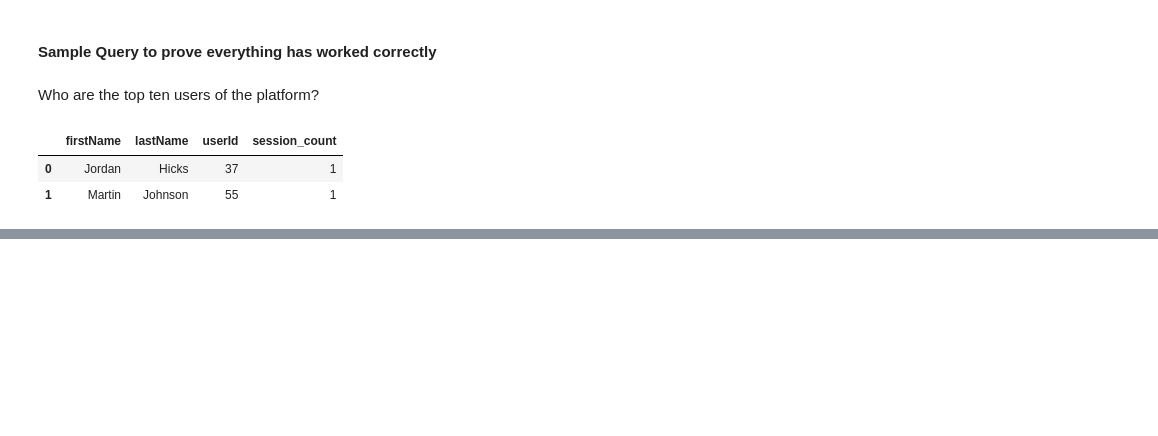
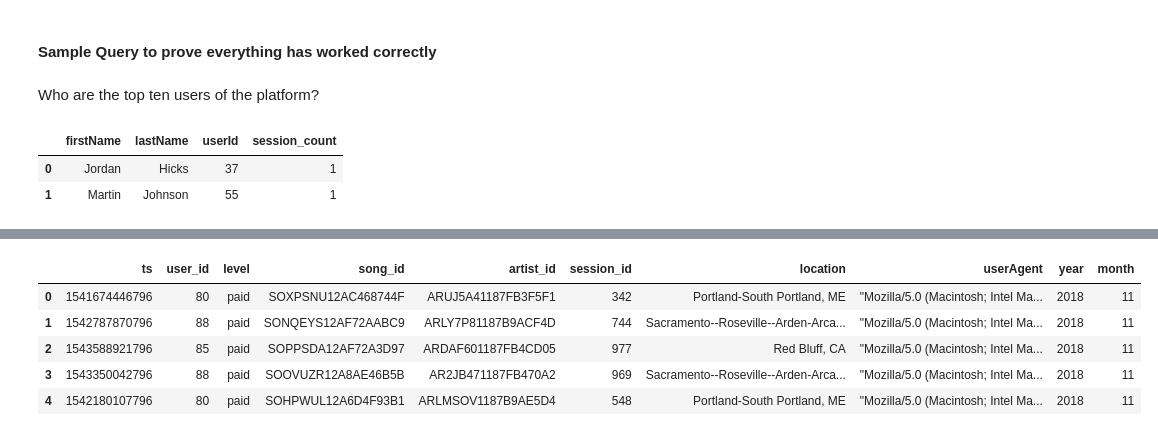
Before and after one commit to TheLinuxEnthusiast/aws-emr-s3-data-lake, a Jupyter notebook: prototype.ipynb, the cells around one changed output, grey strips where cells are left out. Drawn from its saved outputs; the diff is of its cells as text; code cells hidden in the pictures; blank space fills up the shorter version.

```diff
--- a/prototype.ipynb
+++ b/prototype.ipynb
@@ -264,0 +272,16 @@ query_result.limit(10).toPandas()
+# %%
+
+conf = SparkConf()
+conf.set('spark.jars.packages', 'org.apache.hadoop:hadoop-aws:2.7.0')
+sc = SparkContext(conf=conf)
+
+# add aws credentials
+sc._jsc.hadoopConfiguration().set("fs.s3n.awsAccessKeyId", AWS_ACCESS_KEY)
+sc._jsc.hadoopConfiguration().set("fs.s3n.awsSecretAccessKey", AWS_SECRET_KEY)
+sc._jsc.hadoopConfiguration().set("fs.s3a.impl", "org.apache.hadoop.fs.s3a.S3AFileSystem")
+
+#creating the context
+sqlContext = SQLContext(sc)
+# %%
+user_df = sqlContext.read.parquet("s3a://sparkify-data-lake-df/dim_user/")
+songPlay_df = sqlContext.read.parquet("s3a://sparkify-data-lake-df/fact_songPlay/")
@@ -264,0 +297,9 @@ query_result.limit(10).toPandas()
+# %%
+songPlay_df.limit(5).toPandas()
+# %% [output]
+|  | ts | user_id | level | song_id | artist_id | session_id | location | userAgent | year | month |
+| 0 | 1541674446796 | 80 | paid | SOXPSNU12AC468744F | ARUJ5A41187FB3F5F1 | 342 | Portland-South Portland, ME | "Mozilla/5.0 (Macintosh; Intel Ma... | 2018 | 11 |
+| 1 | 1542787870796 | 88 | paid | SONQEYS12AF72AABC9 | ARLY7P81187B9ACF4D | 744 | Sacramento--Roseville--Arden-Arca... | "Mozilla/5.0 (Macintosh; Intel Ma... | 2018 | 11 |
+| 2 | 1543588921796 | 85 | paid | SOPPSDA12AF72A3D97 | ARDAF601187FB4CD05 | 977 | Red Bluff, CA | "Mozilla/5.0 (Macintosh; Intel Ma... | 2018 | 11 |
+| 3 | 1543350042796 | 88 | paid | SOOVUZR12A8AE46B5B | AR2JB471187FB470A2 | 969 | Sacramento--Roseville--Arden-Arca... | "Mozilla/5.0 (Macintosh; Intel Ma... | 2018 | 11 |
+| 4 | 1542180107796 | 80 | paid | SOHPWUL12A6D4F93B1 | ARLMSOV1187B9AE5D4 | 548 | Portland-South Portland, ME | "Mozilla/5.0 (Macintosh; Intel Ma... | 2018 | 11 |
```
Also changed, not shown: parts of 6 cells of this notebook, 5 other files.
